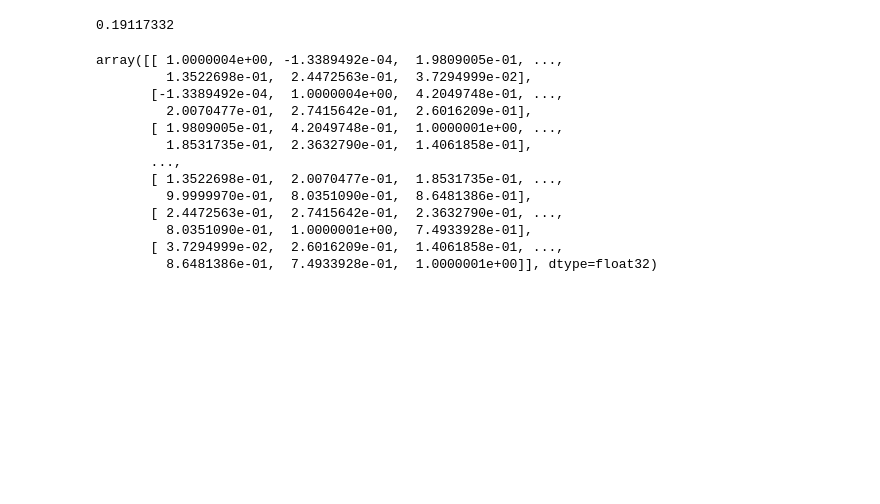
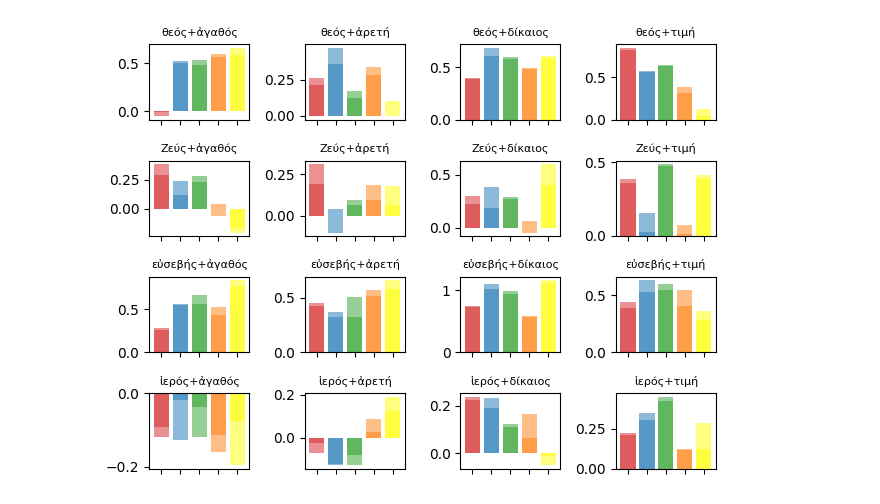
Before and after one commit to kasev/theos, a Jupyter notebook: scripts/4_embedding-analyses.ipynb, the cells around one changed output. Saved outputs shown, nothing was run; the diff lists cells and outputs as text; code cells hidden in the pictures; blank space fills up the shorter version.

```diff
--- a/scripts/4_embedding-analyses.ipynb
+++ b/scripts/4_embedding-analyses.ipynb
@@ -159,13 +270,17 @@ bar_colors = ['tab:red', 'tab:blue', 'tab:green', 'tab:orange', 'yellow']
 
 for worda in enumerate(religion_final):
     for wordb in enumerate(morality_final):
-        sub_pair_data = []
+        sub_pair_data_seed1 = []
+        sub_pair_data_seed2 = []
         for sub in subcorpora:
             #topn_mean = np.mean([tup[1] for tup in vectors_seed1_dict[sub].most_similar(worda, topn=10)])
             #pair_sim_score = vectors_seed1_dict[sub].similarity(worda[1], wordb[1])
             #score = pair_sim_score / topn_mean
+            score = vectors_seed1_dict[sub].relative_cosine_similarity(worda[1], wordb[1])
+            sub_pair_data_seed1.append(score)
             score = vectors_seed2_dict[sub].relative_cosine_similarity(worda[1], wordb[1])
-            sub_pair_data.append(score)
-        axs[worda[0], wordb[0]].bar(subcorpora, sub_pair_data, label=bar_labels, color=bar_colors)
+            sub_pair_data_seed2.append(score)
+        axs[worda[0], wordb[0]].bar(subcorpora, sub_pair_data_seed1, alpha=0.5, label=bar_labels, color=bar_colors)
+        axs[worda[0], wordb[0]].bar(subcorpora, sub_pair_data_seed2, alpha=0.5, label=bar_labels, color=bar_colors)
         axs[worda[0], wordb[0]].set_title(worda[1] + "+" + wordb[1], fontsize=8)
         axs[worda[0], wordb[0]].set_xticklabels([])
@@ -189,8 +286,0 @@ plt.show()
-# %%
-sim_score_list = []
-for sub in subcorpora:
-    sim_score_diact = {}
-    for worda in religion_final:
-        for wordb in morality_final:
-            sim_score_dict[worda + "+" + wordb] = vectors_seed1_dict[sub].relative_cosine_similarity(worda, wordb)
-    sim_score_list.append(sim_score_dict)
@@ -262,20 +287,26 @@ vectors_seed1_dict["christian"].most_similar("θεός", topn=100)
-# %%
-vectors_seed2_dict["classical"].similarity("θεός", "ἀγαθός")
-# %% [output]
-0.19117332
-# %%
-cosine_similarity(vectors_seed1_dict["roman"].vectors)
-# %% [output]
-array([[ 1.0000004e+00, -1.3389492e-04,  1.9809005e-01, ...,
-         1.3522698e-01,  2.4472563e-01,  3.7294999e-02],
-       [-1.3389492e-04,  1.0000004e+00,  4.2049748e-01, ...,
-         2.0070477e-01,  2.7415642e-01,  2.6016209e-01],
-       [ 1.9809005e-01,  4.2049748e-01,  1.0000001e+00, ...,
-         1.8531735e-01,  2.3632790e-01,  1.4061858e-01],
-       ...,
-       [ 1.3522698e-01,  2.0070477e-01,  1.8531735e-01, ...,
-         9.9999970e-01,  8.0351090e-01,  8.6481386e-01],
-       [ 2.4472563e-01,  2.7415642e-01,  2.3632790e-01, ...,
-         8.0351090e-01,  1.0000001e+00,  7.4933928e-01],
-       [ 3.7294999e-02,  2.6016209e-01,  1.4061858e-01, ...,
-         8.6481386e-01,  7.4933928e-01,  1.0000001e+00]], dtype=float32)
+# %%
+fig, axs = plt.subplots(4,4, tight_layout=True)
+bar_labels = subcorpora
+bar_colors = ['tab:red', 'tab:blue', 'tab:green', 'tab:orange', 'yellow']
+
+for worda in enumerate(religion_final):
+    for wordb in enumerate(morality_final):
+        sub_pair_data_seed1 = []
+        sub_pair_data_seed2 = []
+        for sub in subcorpora:
+            topn_mean = np.mean([tup[1] for tup in vectors_seed1_dict[sub].most_similar(worda[1], topn=10)])
+            pair_sim_score = vectors_seed1_dict[sub].similarity(worda[1], wordb[1])
+            score = pair_sim_score / topn_mean
+            #score = vectors_seed1_dict[sub].relative_cosine_similarity(worda[1], wordb[1])
+            sub_pair_data_seed1.append(score)
+            topn_mean = np.mean([tup[1] for tup in vectors_seed2_dict[sub].most_similar(worda[1], topn=10)])
+            pair_sim_score = vectors_seed2_dict[sub].similarity(worda[1], wordb[1])
+            #score = vectors_seed2_dict[sub].relative_cosine_similarity(worda[1], wordb[1])
+            score = pair_sim_score / topn_mean
+            sub_pair_data_seed2.append(score)
+        axs[worda[0], wordb[0]].bar(subcorpora, sub_pair_data_seed1, alpha=0.5, label=bar_labels, color=bar_colors)
+        axs[worda[0], wordb[0]].bar(subcorpora, sub_pair_data_seed2, alpha=0.5, label=bar_labels, color=bar_colors)
+        axs[worda[0], wordb[0]].set_title(worda[1] + "+" + wordb[1], fontsize=8)
+        axs[worda[0], wordb[0]].set_xticklabels([])
+# %% [output]
+[figure, added]
```
Also changed, not shown: parts of 25 cells of this notebook, 3 other files.
